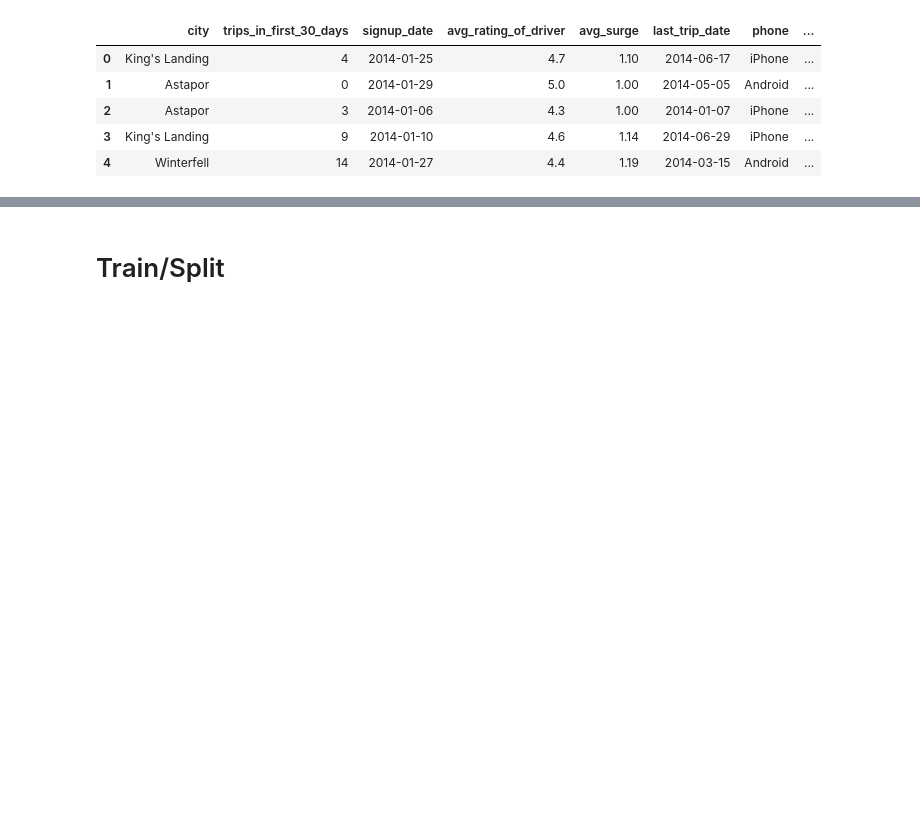
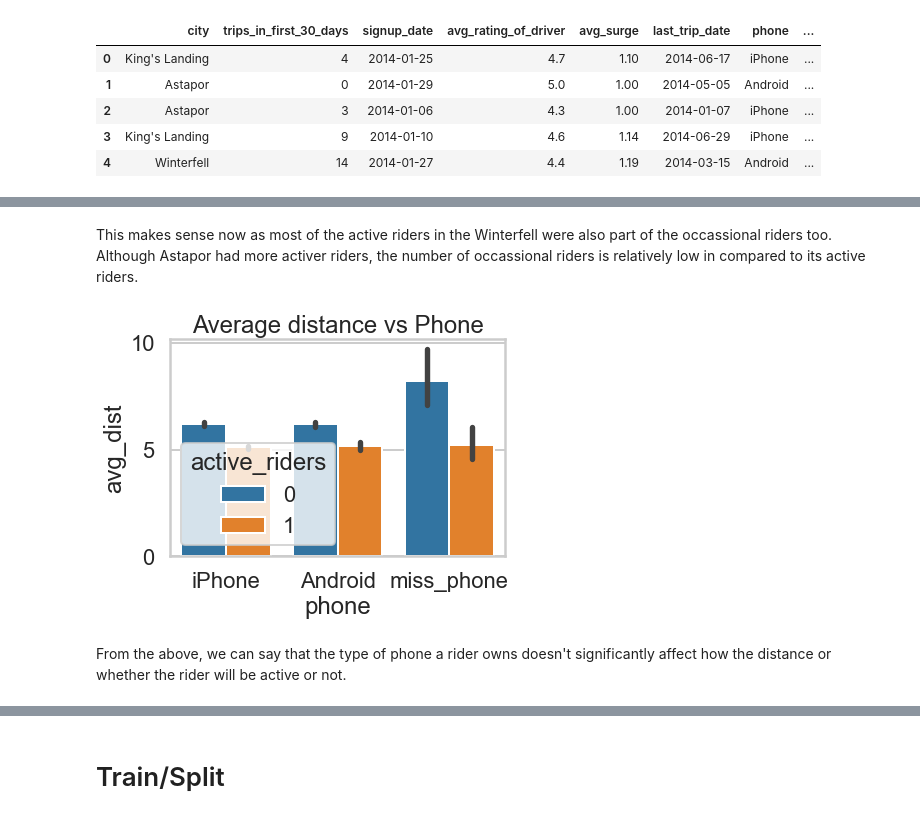
Before and after one commit to samokoye/Last-Springboard-Projects, a Jupyter notebook: ultimate_challenge/Ultimate Challenge Data Science.ipynb, the cells around one changed output, grey strips where cells are left out. Saved outputs shown, nothing was run; the diff lists cells and outputs as text; code cells hidden in the pictures; blank space fills up the shorter version.

```diff
--- a/ultimate_challenge/Ultimate Challenge Data Science.ipynb
+++ b/ultimate_challenge/Ultimate Challenge Data Science.ipynb
@@ -493,0 +543,10 @@ let's
+# %% [markdown]
+This makes sense now as most of the active riders in the Winterfell were also part of the occassional riders too. Although Astapor had more activer riders, the number of occassional riders is relatively low in compared to its active riders.
+# %%
+ax = sns.barplot(data=df, x = 'phone',y= "avg_dist", hue = 'active_riders') #plotting active riders by city and first 30days trip
+ax.set_title("Average distance vs Phone")
+plt.show()
+# %% [output]
+[figure, added]
+# %% [markdown]
+From the above, we can say that the type of phone a rider owns doesn't significantly affect how the distance or whether the rider will be active or not.
```
Also changed, not shown: parts of 43 cells of this notebook.
